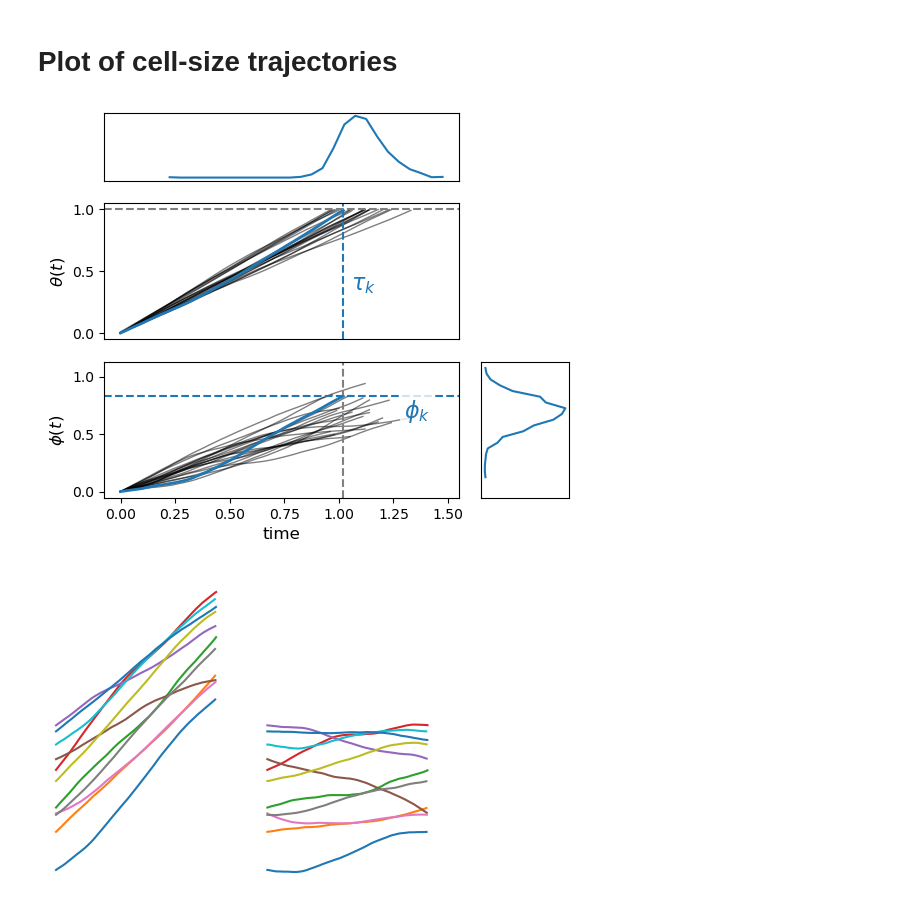
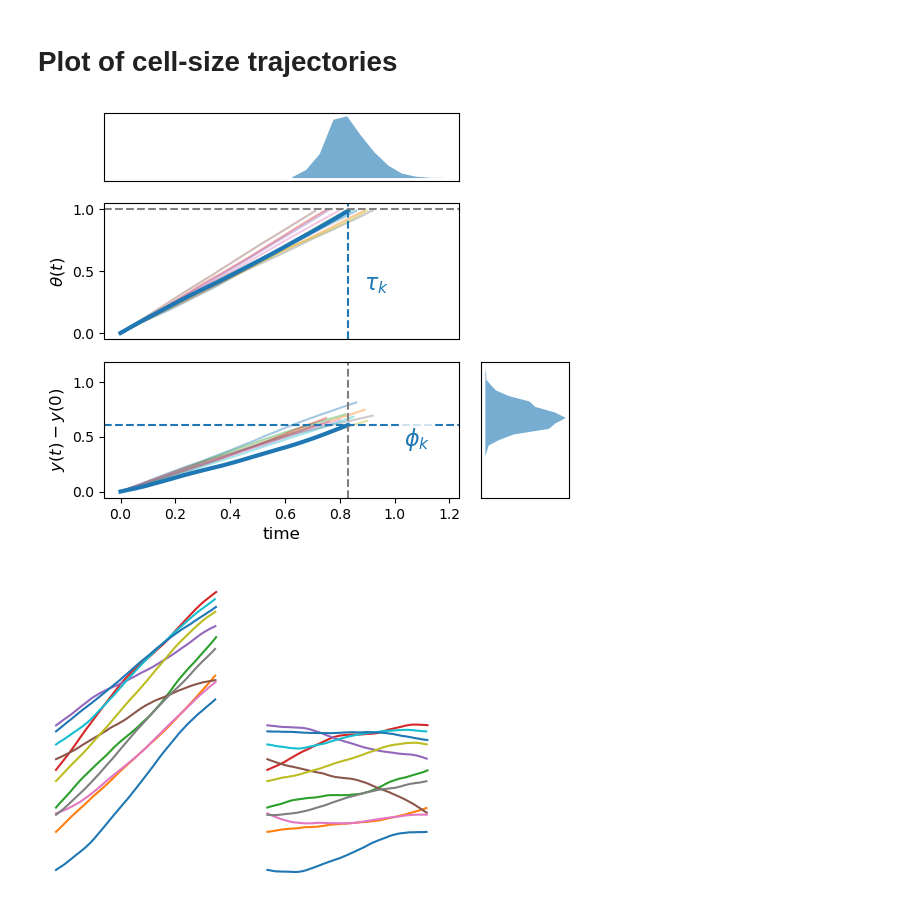
Before and after one commit to elevien/GrowthCellCycleModel, a Jupyter notebook: src/figs-intro.ipynb, the cells around one changed output. Cells and saved outputs as stored; diff of their text form; code cells hidden in the pictures.

```diff
--- a/src/FIG1.ipynb
+++ b/src/figs-intro.ipynb
@@ -18,9 +18,9 @@ uθ = [0.1,-0.5]
 
 b̃θ = [0.05,-0.4]
 Cθ = zeros(2,2)
-bz =[-5.2,-4.1]
+bz =[-1.2,-4.1]
 init = [0.0, 0.0, 0.0, 0.0]
-T = 1000
+T = 1400
 ν0 = 1.0
 
 params = (A,bz,b̃θ,uz,uθ,Cθ,Γ,ν0)
@@ -29,7 +29,7 @@ df = make_sim_df(init, params, dt, T);
 df.y = df.z .+ df.θ*log(2);
 # %%
 # Define color at the top
-COLOR = "C0"
+COLOR = "C10"
 
 # compute summary values for each cell
 cells = unique(df.cell)
@@ -48,60 +48,60 @@ ax_hist_top  = fig.add_subplot(gs[0,0], sharex=ax_theta)
 ax_hist_side = fig.add_subplot(gs[2,1], sharey=ax_phi)
 
 # plot trajectories
-for j in cells[1:20]
+for j in cells[1:10]
     d = df[df.cell .== j, :]
     d.ϕ = d.y .- d.y[1]
     d.time .-= d.time[1]
-    ax_theta.plot(d.time, d.θ, "k-", alpha=0.5, lw=1)
-    ax_phi.plot(d.time, d.ϕ, "k-", alpha=0.5, lw=1)
+    ax_theta.plot(d.time, d.θ, "-", alpha=0.4)
+    ax_phi.plot(d.time, d.ϕ, "-", alpha=0.4)
 end
 
 # highligh3 example cell
-d = df[df.cell .== 20, :]
+d = df[df.cell .== 30, :]
 d.ϕ = d.y .- d.y[1]
 d.time .-= d.time[1]
 
-ax_theta.plot(d.time, d.θ, COLOR*"-", lw=2)
+ax_theta.plot(d.time, d.θ, COLOR*"-", lw=3)
 ax_theta.axhline(1, color="gray", ls="--")
 ax_theta.axvline(d.time[end], color=COLOR, ls="--")
 ax_theta.text(
     d.time[end]+0.15, 0.3, L"$\tau_k$",
     fontsize=16, va="bottom", ha="right", color=COLOR,
     bbox=Dict("facecolor" => "white", "edgecolor" => "none", "alpha"=> 0.8,"boxstyle"  => "round,pad=0.2")
 )
 
 ax_theta.set_ylabel(L"$\theta(t)$", fontsize=12)
 ax_theta.get_xaxis().set_visible(false)
-ax_phi.plot(d.time, d.ϕ, COLOR*"-", lw=2)
+ax_phi.plot(d.time, d.ϕ, COLOR*"-", lw=3)
 ax_phi.axvline(d.time[end], color="gray", ls="--")
 ax_phi.axhline(d.ϕ[end], color=COLOR, ls="--")
 ax_phi.text(
-    d.time[end]+0.4, d.ϕ[end]-0.25, L"$\phi_k$",
+    d.time[end]+0.3, d.ϕ[end]-0.25, L"$\phi_k$",
     fontsize=16, va="bottom", ha="right", color=COLOR,
     bbox=Dict("facecolor" => "white", "edgecolor" => "none","alpha"=> 0.8,"boxstyle"  => "round,pad=0.2")
 )
 ax_phi.set_xlabel("time", fontsize=12)
-ax_phi.set_ylabel(L"$\phi(t)$", fontsize=12)
+ax_phi.set_ylabel(L"$y(t) - y(0)$", fontsize=12)
 
 # --- Top histogram as a line ---
-hθ = fit(Histogram, theta_end, nbins=50)
+hθ = fit(Histogram, theta_end, nbins=20)
 centers = 0.5 .* (hθ.edges[1][1:end-1] .+ hθ.edges[1][2:end])
-ax_hist_top.plot(centers, hθ.weights, color=COLOR, lw=1.5)
+ax_hist_top.fill_between(centers,zeros(length(centers)), hθ.weights, color=COLOR, lw=0.0,alpha=0.6)
 ax_hist_top.tick_params(axis="x", labelbottom=false)
 
 # --- Side histogram (horizontal line version) ---
-hϕ = fit(Histogram, phi_end, nbins=20)
+hϕ = fit(Histogram, phi_end[phi_end .> 0.01], nbins=15)
 centers = 0.5 .* (hϕ.edges[1][1:end-1] .+ hϕ.edges[1][2:end])
-ax_hist_side.plot(hϕ.weights, centers, color=COLOR, lw=1.5)
+ax_hist_side.fill_between(hϕ.weights,zeros(length(centers)), centers, color=COLOR, lw=0.,alpha=0.6)
 ax_hist_side.tick_params(axis="y", labelleft=false)
 for ax in (ax_hist_top, ax_hist_side)
     ax.tick_params(left=false, bottom=false, labelleft=false, labelbottom=false)
 end
 fig.tight_layout()
 savefig(joinpath(FIG_PATH, "Fig2_tauphi.pdf"), bbox_inches="tight", pad_inches=0.3, format="pdf")
 fig
 # %% [output]
-[figure, old version]
+[figure, new version]
 # %%
 fig,axs = subplots(figsize=(5,4),ncols=2,sharey=true)
 
```
Also changed, not shown: 13 other files.
